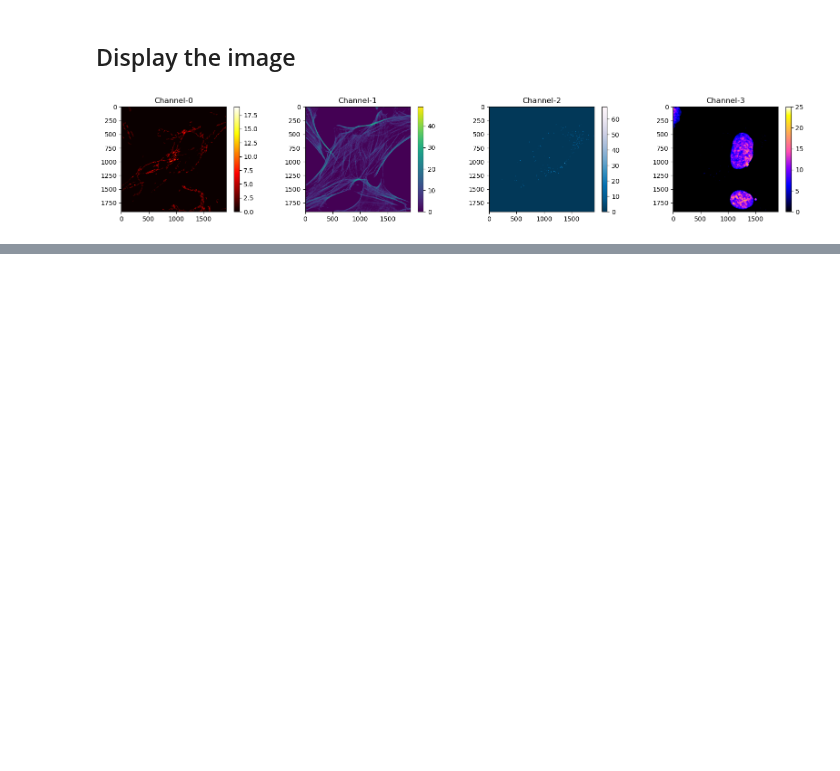
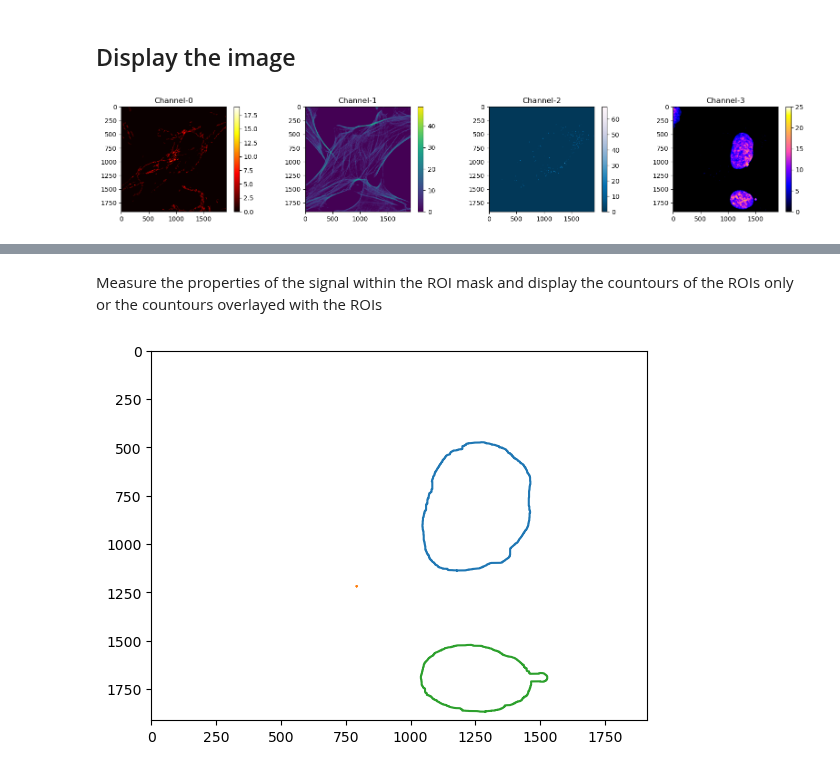
Before and after one commit to u-schulze/Python-course, a Jupyter notebook: mask-statistics.ipynb, the cells around one changed output, grey strips where cells are left out. Drawn from its saved outputs; the diff is of its cells as text; code cells hidden in the pictures; blank space fills up the shorter version.

```diff
--- a/mask-statistics.ipynb
+++ b/mask-statistics.ipynb
@@ -51,0 +105,13 @@ In finding the ROI, the main goal is to find a mask delimited by the nucleus. Th
+# %% [markdown]
+Measure the properties of the signal within the ROI mask and display the countours of the ROIs only or the countours overlayed with the ROIs
+# %%
+props = regionprops(label_image,nuclei) # signal property: first argument is the mask ROI, second argument is the signal from which we are to extract any information of interest from
+# plt.imshow(nuclei) # uncomment if the signal is to be displayed with the mask countours
+for p in props:
+    c = find_contours(label_image==p.label,0.5)
+    plt.plot(c[0][:,1],c[0][:,0])
+plt.xlim(0, nuclei.shape[0])
+plt.ylim(0, nuclei.shape[1])
+plt.gca().invert_yaxis()
+# %% [output]
+[figure, added]
```
Also changed, not shown: parts of 15 cells of this notebook.
